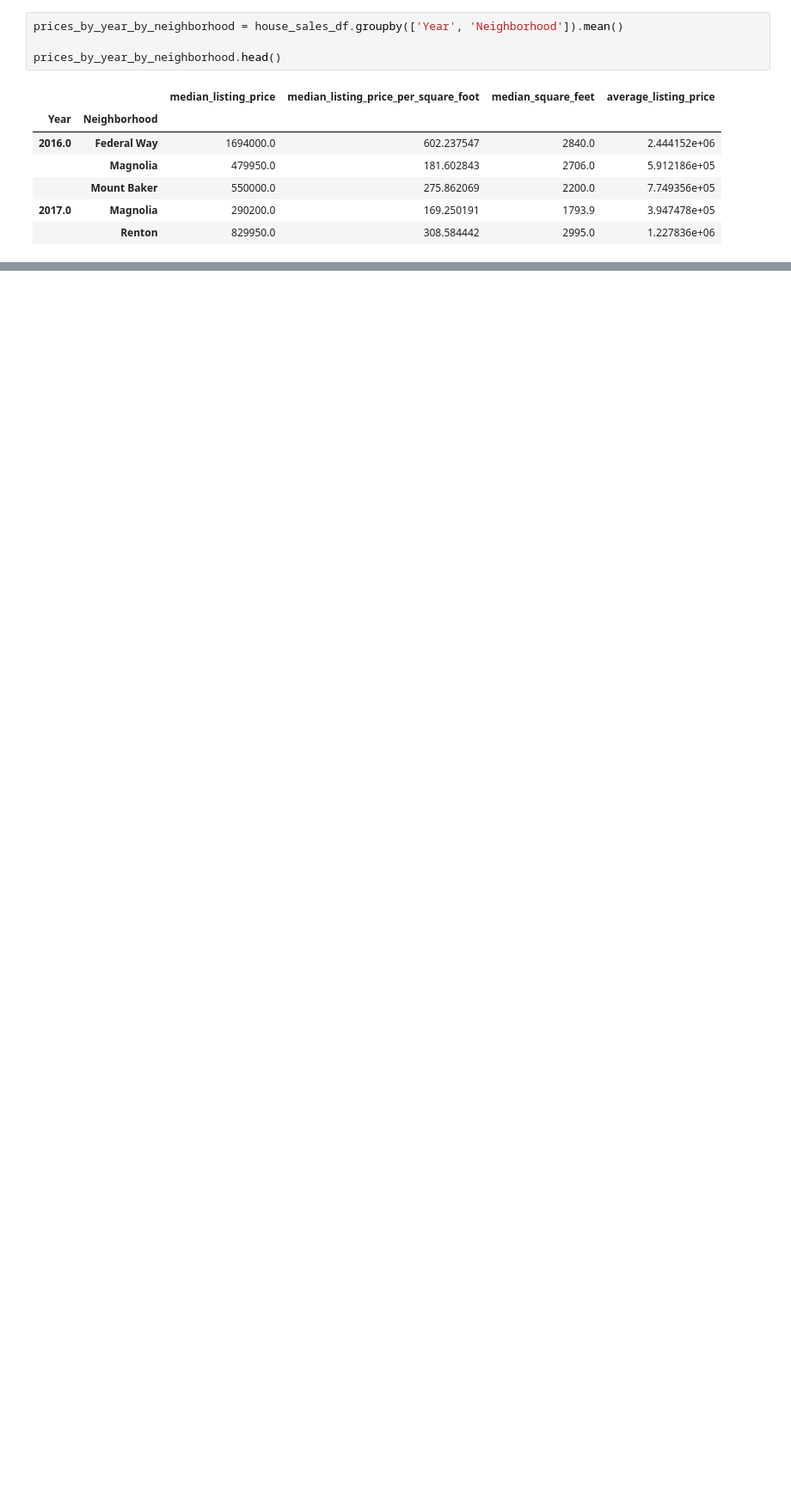
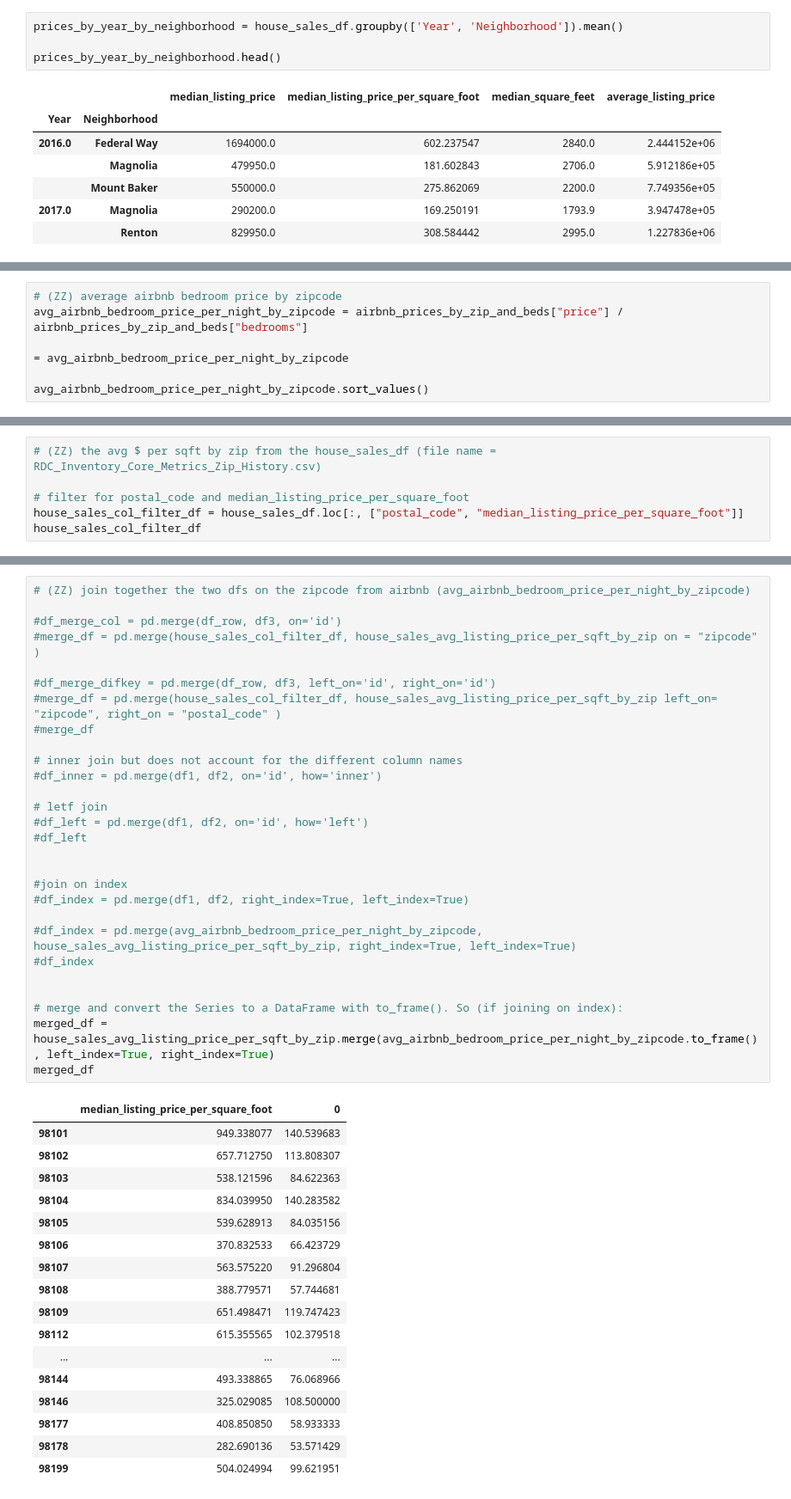
Before and after one commit to NehaJantre/1-Rental-Income-Home-Evaluator-Application, a Jupyter notebook: main.ipynb, the cells around one changed output, grey strips where cells are left out. Shown at 86% size. Saved outputs shown, nothing was run; the diff lists cells and outputs as text; blank space fills up the shorter version.

```diff
--- a/main.ipynb
+++ b/main.ipynb
@@ -346,0 +355,7 @@ price_per_sq_foot
+# %%
+# (ZZ) average airbnb bedroom price by zipcode
+avg_airbnb_bedroom_price_per_night_by_zipcode = airbnb_prices_by_zip_and_beds["price"] / airbnb_prices_by_zip_and_beds["bedrooms"]
+
+= avg_airbnb_bedroom_price_per_night_by_zipcode
+
+avg_airbnb_bedroom_price_per_night_by_zipcode.sort_values()
@@ -346,0 +380,6 @@ price_per_sq_foot
+# %%
+# (ZZ) the avg $ per sqft by zip from the house_sales_df (file name = RDC_Inventory_Core_Metrics_Zip_History.csv)
+
+# filter for postal_code and median_listing_price_per_square_foot
+house_sales_col_filter_df = house_sales_df.loc[:, ["postal_code", "median_listing_price_per_square_foot"]]
+house_sales_col_filter_df
@@ -346,0 +425,46 @@ price_per_sq_foot
+# %%
+# (ZZ) join together the two dfs on the zipcode from airbnb (avg_airbnb_bedroom_price_per_night_by_zipcode)
+
+#df_merge_col = pd.merge(df_row, df3, on='id')
+#merge_df = pd.merge(house_sales_col_filter_df, house_sales_avg_listing_price_per_sqft_by_zip on = "zipcode" )
+
+#df_merge_difkey = pd.merge(df_row, df3, left_on='id', right_on='id')
+#merge_df = pd.merge(house_sales_col_filter_df, house_sales_avg_listing_price_per_sqft_by_zip left_on= "zipcode", right_on = "postal_code" )
+#merge_df
+
+# inner join but does not account for the different column names
+#df_inner = pd.merge(df1, df2, on='id', how='inner')
+
+# letf join
+#df_left = pd.merge(df1, df2, on='id', how='left')
+#df_left
+
+
+#join on index
+#df_index = pd.merge(df1, df2, right_index=True, left_index=True)
+
+#df_index = pd.merge(avg_airbnb_bedroom_price_per_night_by_zipcode, house_sales_avg_listing_price_per_sqft_by_zip, right_index=True, left_index=True)
+#df_index
+
+
+# merge and convert the Series to a DataFrame with to_frame(). So (if joining on index):
+merged_df = house_sales_avg_listing_price_per_sqft_by_zip.merge(avg_airbnb_bedroom_price_per_night_by_zipcode.to_frame(), left_index=True, right_index=True)
+merged_df
+# %% [output]
+|  | median_listing_price_per_square_foot | 0 |
+| 98101 | 949.338077 | 140.539683 |
+| 98102 | 657.712750 | 113.808307 |
+| 98103 | 538.121596 | 84.622363 |
+| 98104 | 834.039950 | 140.283582 |
+| 98105 | 539.628913 | 84.035156 |
+| 98106 | 370.832533 | 66.423729 |
+| 98107 | 563.575220 | 91.296804 |
+| 98108 | 388.779571 | 57.744681 |
+| 98109 | 651.498471 | 119.747423 |
+| 98112 | 615.355565 | 102.379518 |
+| ... | ... | ... |
+| 98144 | 493.338865 | 76.068966 |
+| 98146 | 325.029085 | 108.500000 |
+| 98177 | 408.850850 | 58.933333 |
+| 98178 | 282.690136 | 53.571429 |
+| 98199 | 504.024994 | 99.621951 |
```
Also changed, not shown: parts of 8 cells of this notebook.
